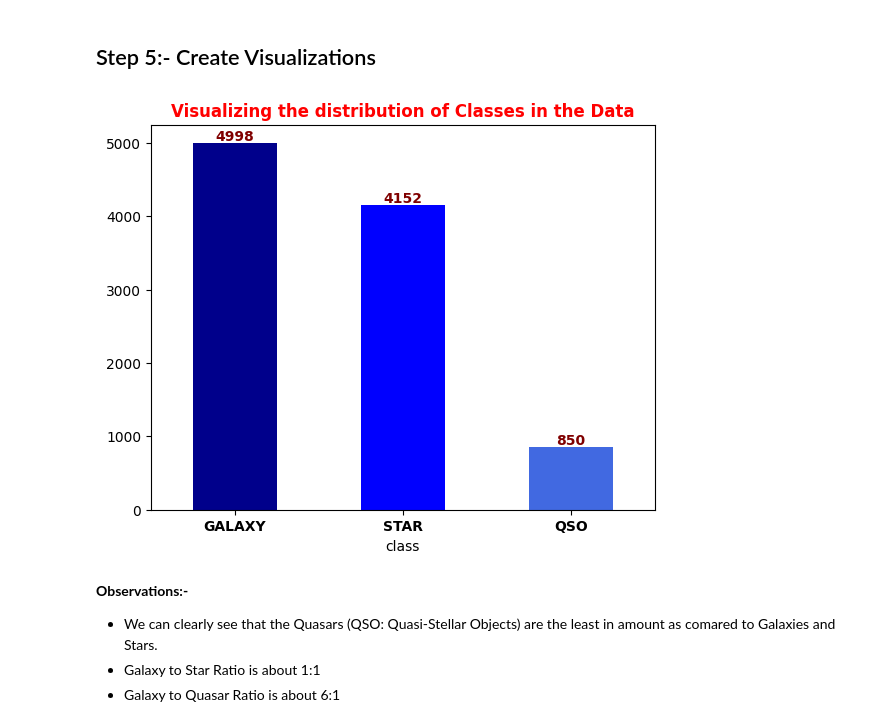
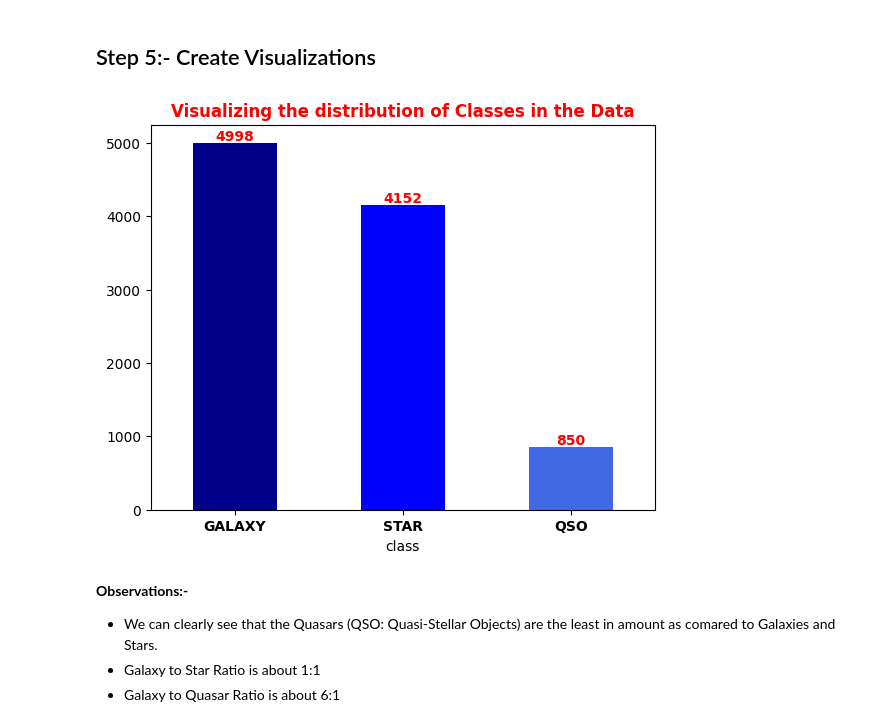
Before and after one commit to MauricioRPF/Astronomy-Machine-Learning, a Jupyter notebook: Cap.05/Cap.05.02.ipynb, the cells around one changed output. Drawn from its saved outputs; the diff is of its cells as text; code cells hidden in the pictures.

```diff
--- a/Cap.05/Cap.05.02.ipynb
+++ b/Cap.05/Cap.05.02.ipynb
@@ -34,7 +19,7 @@ Mounted at /content/drive
 import pandas as pd
 # %%
 # Storing the CSV data in pandas DataFrame
-path_to_csv = '/content/drive/MyDrive/SDSS Tabular Data.csv'
+path_to_csv = 'https://raw.githubusercontent.com/MauricioRPF/Astronomy-Machine-Learning/refs/heads/main/Assets/SDSS%20Tabular%20Data.csv'
 df = pd.read_csv(path_to_csv)
 # %%
 # Display first 5 rows of data from the df
@@ -148,25 +133,25 @@ import matplotlib.pyplot as plt
 # %%
 # Check the count of galaxy, star and qasar in our data
 
 # Adjusting the Figure Size
 plt.figure(figsize=(6.5,5))
 
 ''' We can plot directly using pandas '''
 # value_counts() gives counts of unique values in the column it is used on
 ax = df['class'].value_counts().plot(kind='bar', color=['darkblue', 'blue', 'royalblue'])
 
 # Using ax (axis) to display the bar_label using containers[0] as thats where the location is of the counts
-ax.bar_label(ax.containers[0], color = 'maroon', weight = 'bold')
+ax.bar_label(ax.containers[0], color = 'red', weight = 'bold')
 
 # Customizing the Plot a bit more
 plt.xticks(weight='bold', rotation=0)
 plt.title('Visualizing the distribution of Classes in the Data', color='r', weight='bold', fontsize=12)
 
 # Save the Figure and Display the output
 plt.savefig('ClassDistribution.png') # You can download the visualization from files section (left panel)
 plt.show()
 # %% [output]
-[figure, old version]
+[figure, new version]
 # %% [markdown]
 **Observations:-**
 - We can clearly see that the Quasars (QSO: Quasi-Stellar Objects) are the least in amount as comared to Galaxies and Stars.
```
Also changed, not shown: parts of 5 cells of this notebook.
